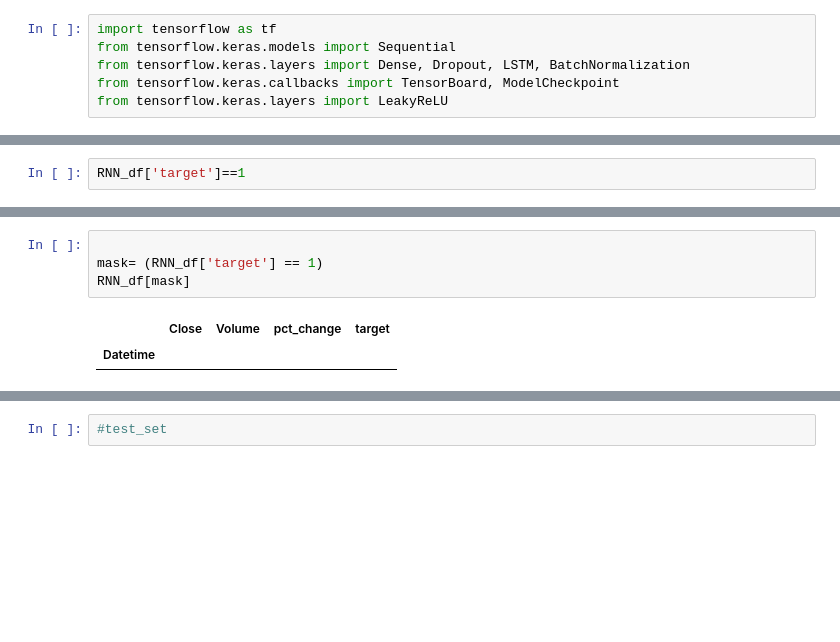
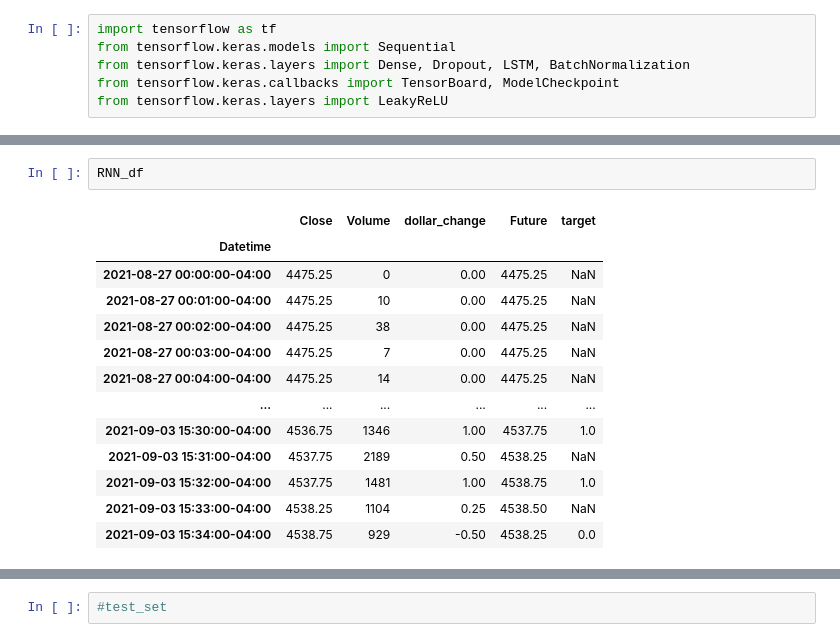
Before and after one commit to rudragarg/trading_bot_futures, a Jupyter notebook: RNN for S&P500 Futures.ipynb, the cells around one changed output, grey strips where cells are left out. Saved outputs shown, nothing was run; the diff lists cells and outputs as text; blank space fills up the shorter version.

```diff
--- a/RNN for S&P500 Futures.ipynb
+++ b/RNN for S&P500 Futures.ipynb
@@ -120,3 +129,16 @@ See the caveats in the documentation: https://pandas.pydata.org/pandas-docs/stab
 # %%
-RNN_df['target']==1
+RNN_df
 # %% [output]
+|  | Close | Volume | dollar_change | Future | target |
+| Datetime |  |  |  |  |  |
+| 2021-08-27 00:00:00-04:00 | 4475.25 | 0 | 0.00 | 4475.25 | NaN |
+| 2021-08-27 00:01:00-04:00 | 4475.25 | 10 | 0.00 | 4475.25 | NaN |
+| 2021-08-27 00:02:00-04:00 | 4475.25 | 38 | 0.00 | 4475.25 | NaN |
+| 2021-08-27 00:03:00-04:00 | 4475.25 | 7 | 0.00 | 4475.25 | NaN |
+| 2021-08-27 00:04:00-04:00 | 4475.25 | 14 | 0.00 | 4475.25 | NaN |
+| ... | ... | ... | ... | ... | ... |
+| 2021-09-03 15:30:00-04:00 | 4536.75 | 1346 | 1.00 | 4537.75 | 1.0 |
+| 2021-09-03 15:31:00-04:00 | 4537.75 | 2189 | 0.50 | 4538.25 | NaN |
+| 2021-09-03 15:32:00-04:00 | 4537.75 | 1481 | 1.00 | 4538.75 | 1.0 |
+| 2021-09-03 15:33:00-04:00 | 4538.25 | 1104 | 0.25 | 4538.50 | NaN |
+| 2021-09-03 15:34:00-04:00 | 4538.75 | 929 | -0.50 | 4538.25 | 0.0 |
@@ -136,7 +145,0 @@ Name: target, Length: 7404, dtype: bool
-# %%
-
-mask= (RNN_df['target'] == 1)
-RNN_df[mask]
-# %% [output]
-|  | Close | Volume | pct_change | target |
-| Datetime |  |  |  |  |
```
Also changed, not shown: parts of 19 cells of this notebook.
